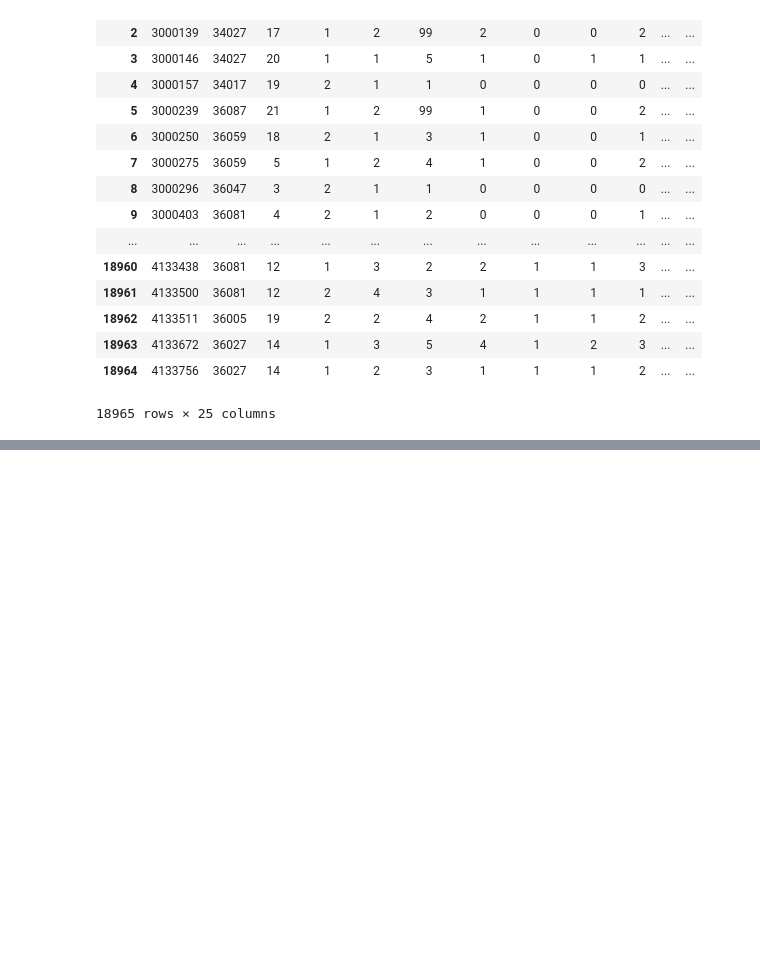
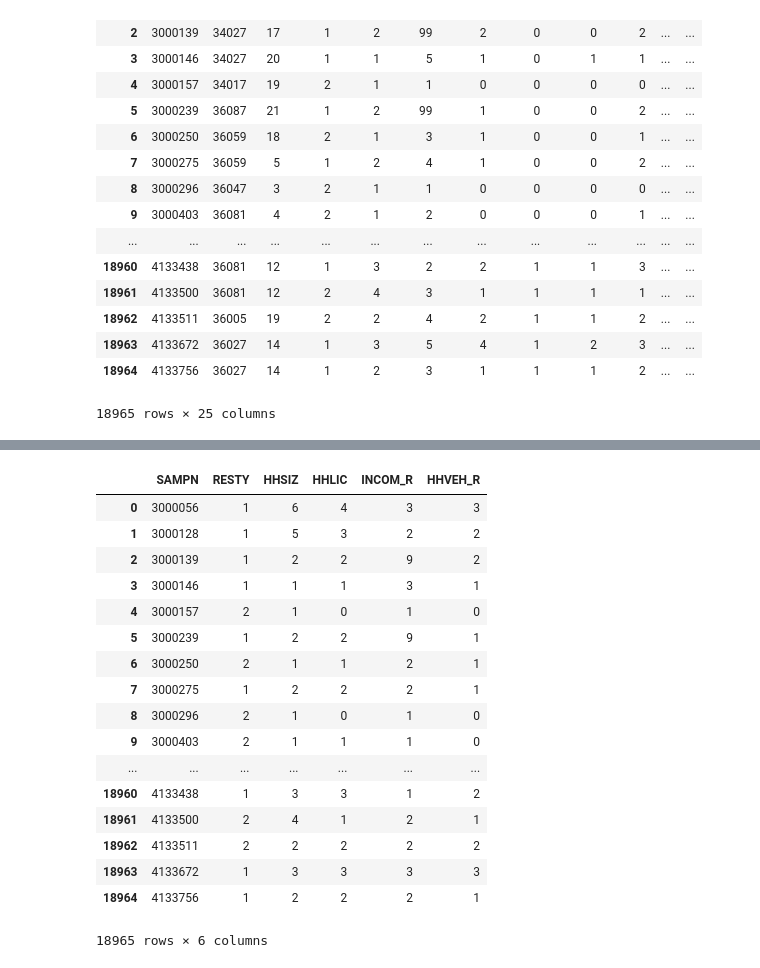
Before and after one commit to soundestmammal/Senior_Thesis, a Jupyter notebook: data-cleaning.ipynb, the cells around one changed output, grey strips where cells are left out. Cells and saved outputs as stored; diff of their text form; code cells hidden in the pictures; blank space fills up the shorter version.

```diff
--- a/data-cleaning.ipynb
+++ b/data-cleaning.ipynb
@@ -81,4 +81,4 @@ dataset
 # %%
 dataset.to_csv('Household-V1_1.csv', sep=',')
 # %%
-test = pd.read_csv('Household-V1_1.csv')
+test_dataset = pd.read_csv('Household-V1_1.csv')
@@ -105,0 +130,2 @@ test
+# %%
+column_list = clean_data(test_dataset)
@@ -105,0 +173,23 @@ test
+# %%
+test_dataset = test_dataset.drop(column_list, axis=1)
+# %%
+test_dataset
+# %% [output]
+|  | SAMPN | RESTY | HHSIZ | HHLIC | INCOM_R | HHVEH_R |
+| 0 | 3000056 | 1 | 6 | 4 | 3 | 3 |
+| 1 | 3000128 | 1 | 5 | 3 | 2 | 2 |
+| 2 | 3000139 | 1 | 2 | 2 | 9 | 2 |
+| 3 | 3000146 | 1 | 1 | 1 | 3 | 1 |
+| 4 | 3000157 | 2 | 1 | 0 | 1 | 0 |
+| 5 | 3000239 | 1 | 2 | 2 | 9 | 1 |
+| 6 | 3000250 | 2 | 1 | 1 | 2 | 1 |
+| 7 | 3000275 | 1 | 2 | 2 | 2 | 1 |
+| 8 | 3000296 | 2 | 1 | 0 | 1 | 0 |
+| 9 | 3000403 | 2 | 1 | 1 | 1 | 0 |
+| ... | ... | ... | ... | ... | ... | ... |
+| 18960 | 4133438 | 1 | 3 | 3 | 1 | 2 |
+| 18961 | 4133500 | 2 | 4 | 1 | 2 | 1 |
+| 18962 | 4133511 | 2 | 2 | 2 | 2 | 2 |
+| 18963 | 4133672 | 1 | 3 | 3 | 3 | 3 |
+| 18964 | 4133756 | 1 | 2 | 2 | 2 | 1 |
+18965 rows × 6 columns
```
Also changed, not shown: parts of 6 cells of this notebook, 1 other file.
